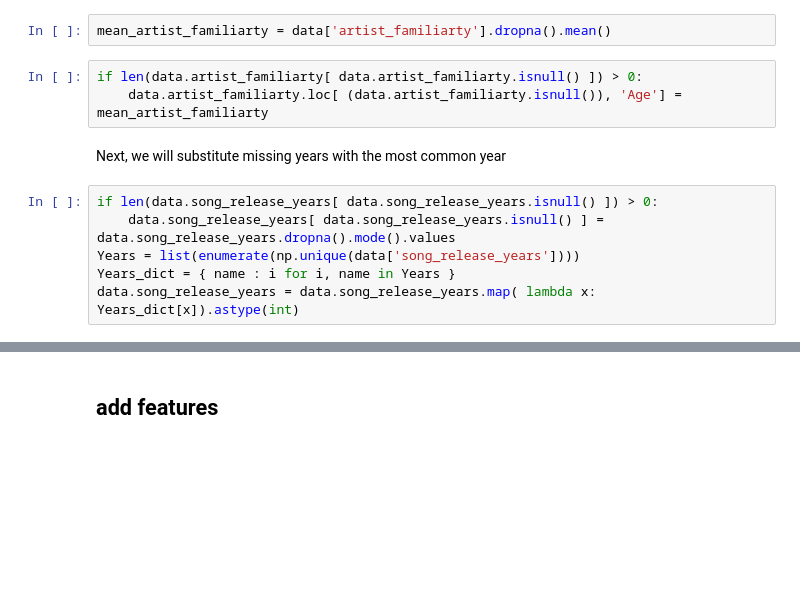
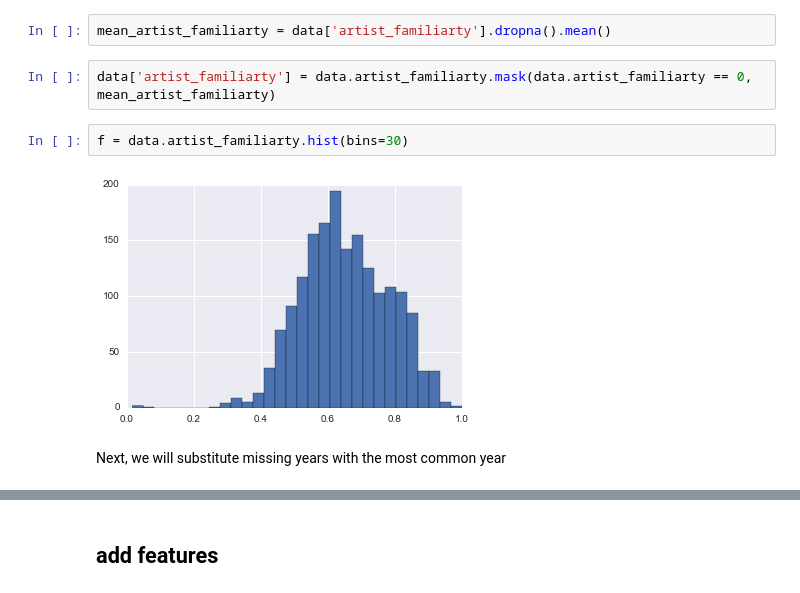
Before and after one commit to jeangelj/predict_music_taste, a Jupyter notebook: Clean Data.ipynb, the cells around one changed output, grey strips where cells are left out. Drawn from its saved outputs; the diff is of its cells as text; blank space fills up the shorter version.

```diff
--- a/Clean Data.ipynb
+++ b/Clean Data.ipynb
@@ -155,13 +160,10 @@ if len(data.artist_hotness[ data.artist_hotness.isnull() ]) > 0:
 # %%
 mean_artist_familiarty = data['artist_familiarty'].dropna().mean()
 # %%
-if len(data.artist_familiarty[ data.artist_familiarty.isnull() ]) > 0:
-    data.artist_familiarty.loc[ (data.artist_familiarty.isnull()), 'Age'] = mean_artist_familiarty
+data['artist_familiarty'] = data.artist_familiarty.mask(data.artist_familiarty == 0, mean_artist_familiarty)
+# %%
+f = data.artist_familiarty.hist(bins=30)
+# %% [output]
+[figure, added]
 # %% [markdown]
 Next, we will substitute missing years with the most common year
-# %%
-if len(data.song_release_years[ data.song_release_years.isnull() ]) > 0:
-    data.song_release_years[ data.song_release_years.isnull() ] = data.song_release_years.dropna().mode().values
-Years = list(enumerate(np.unique(data['song_release_years'])))
-Years_dict = { name : i for i, name in Years }
-data.song_release_years = data.song_release_years.map( lambda x: Years_dict[x]).astype(int)
```
Also changed, not shown: parts of 16 cells of this notebook, 3 other files.
